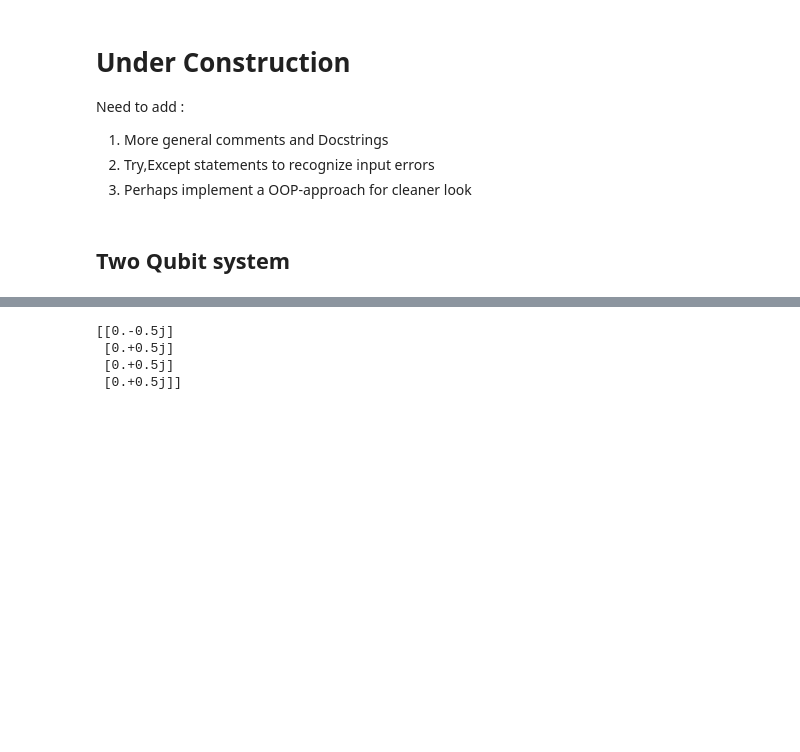
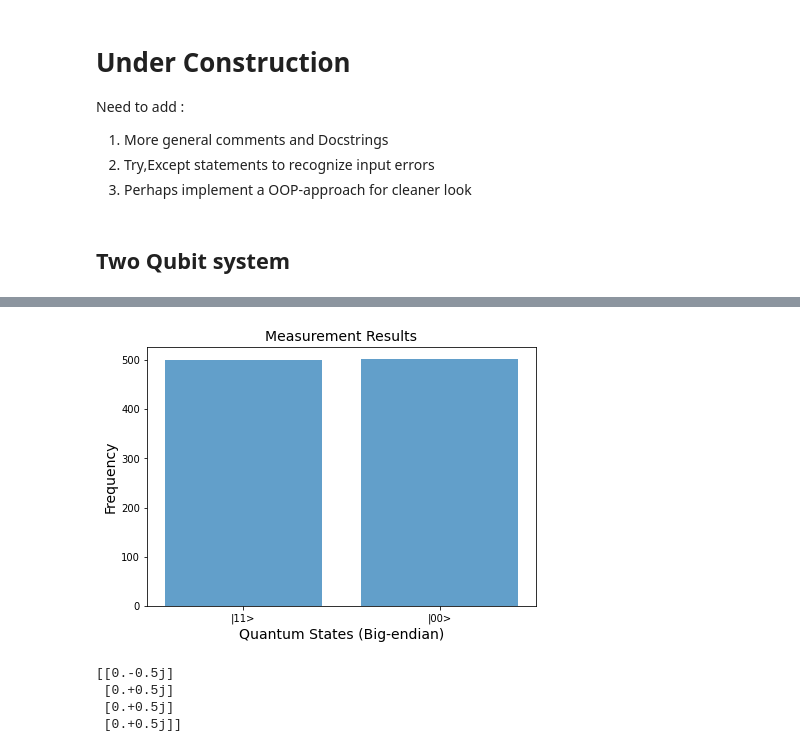
Before and after one commit to Anantha-Rao12/QCompiler, a Jupyter notebook: 3_QC_simulator.ipynb, the cells around one changed output, grey strips where cells are left out. Drawn from its saved outputs; the diff is of its cells as text; code cells hidden in the pictures; blank space fills up the shorter version.

Commit message:
basic entanglement

```diff
--- a/3_QC_simulator.ipynb
+++ b/3_QC_simulator.ipynb
@@ -120,3 +120,14 @@ def get_counts(statevector,shots):
     return results
 # %% [markdown]
 ## Two Qubit system
+# %%
+# Basic Qcircuit to obtain Entanglement
+
+qcircuit = [{ "gate": "H", "target": [0] },
+            { "gate": "CNOT", "target": [0,1] }]
+
+twoq = get_groundstate(nqubits=2) # get ground state
+final_state = get_fstate(qcircuit,twoq)  # get the final state for the given ground state and circuit
+print('Final state:\n',final_state)
+results = get_counts(final_state,shots=1000)  # obtain measurement results
+print('\nMeasurement Results:',results)
@@ -123,3 +142,13 @@ def get_counts(statevector,shots):
+# %%
+fig = plt.figure(figsize = (6,4))
+ax = fig.add_axes([0.1,0.1,0.9,0.9])
+ax.bar(results.keys(), results.values(),alpha=0.7)
+ax.set_xlabel('Quantum States (Big-endian)',fontsize=14)
+ax.set_ylabel('Frequency',fontsize=14)
+ax.set_title('Measurement Results',fontsize=14)
+plt.show()
+# %% [output]
+[figure, added]
 # %%
 # A random Quantum Circuit
 
```
Also changed, not shown: parts of 4 cells of this notebook.
